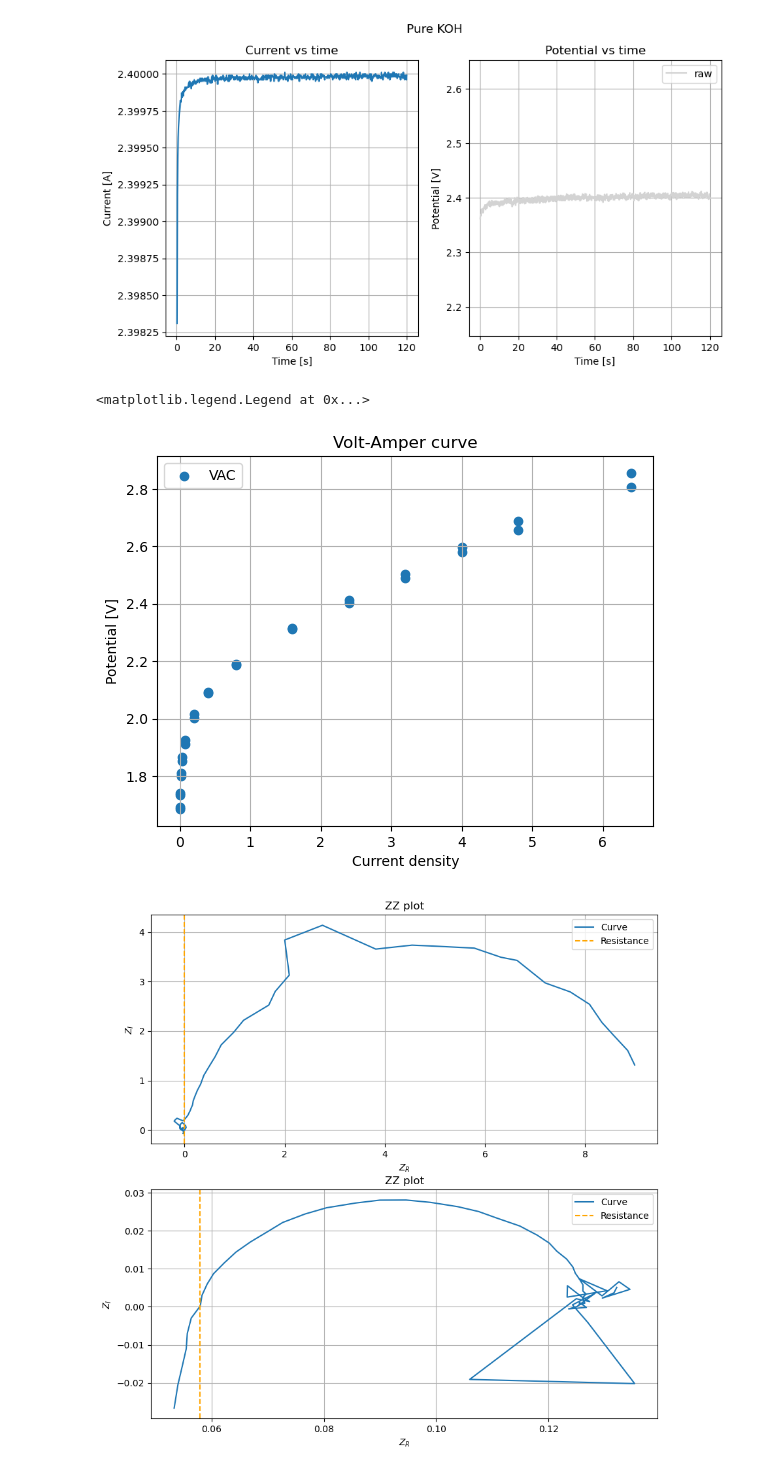
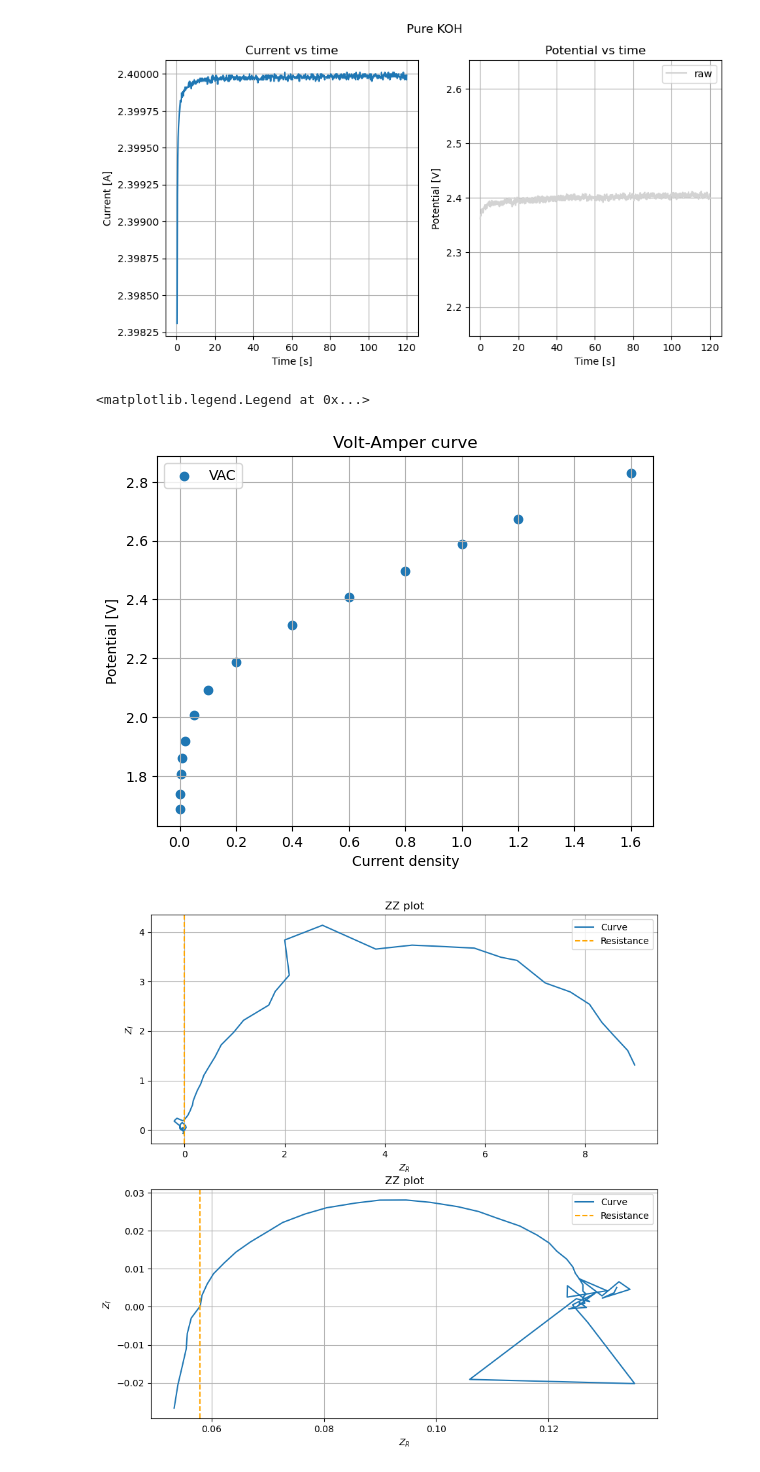
Before and after one commit to flexepticon/DBL_energy, a Jupyter notebook: Python scripts/File for graphs.ipynb, the cells around one changed output. Saved outputs shown, nothing was run; the diff lists cells and outputs as text; code cells hidden in the pictures.

Commit message:
plotssss

```diff
--- a/Python scripts/File for graphs.ipynb
+++ b/Python scripts/File for graphs.ipynb
@@ -31,15 +31,15 @@ for i in range(max(1,len(data)*2-2)):
 # %% [output]
 [figure]
 # %%
-plt.scatter(A.js, A.vs, label = 'VAC')
+plt.scatter(A.VAC_dataframe['J'], A.VAC_dataframe['V'], label = 'VAC')
 plt.grid(which='both')
 plt.title('Volt-Amper curve')
 plt.xlabel('Current density')
 plt.ylabel('Potential [V]')
 plt.legend()
 # %% [output]
 <matplotlib.legend.Legend at 0x...>
-[figure, old version]
+[figure, new version]
 # %%
 data = A.ZZplots[:2]
 #data['potential_filtered'] = medfilt(data['potential'], kernel_size=11)
```
Also changed, not shown: parts of 1 cell of this notebook, 3 other files.
